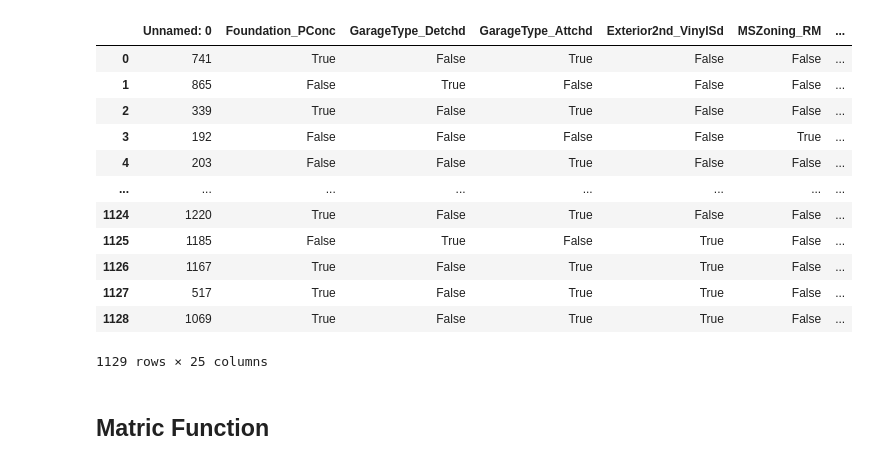
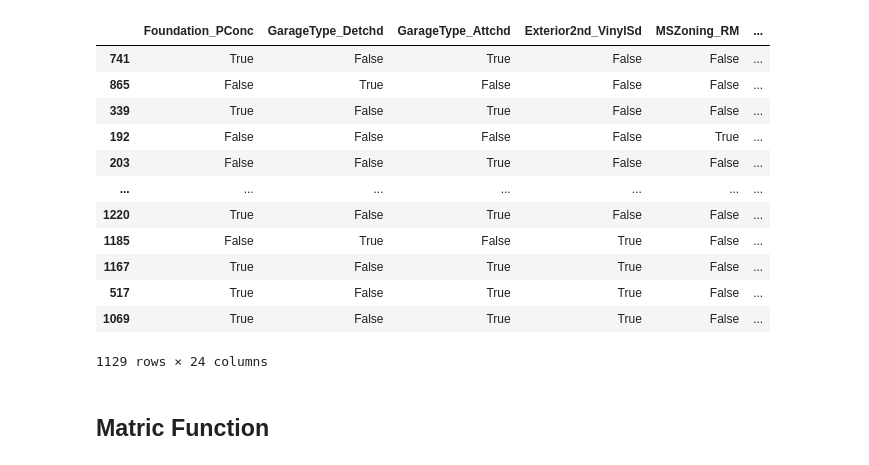
Before and after one commit to xXKeNdAmAmAsTeRXx/House_Prices_project, a Jupyter notebook: 5_Classic_Machine_Learning.ipynb, the cells around one changed output. Drawn from its saved outputs; the diff is of its cells as text; code cells hidden in the pictures.

```diff
--- a/5_Classic_Machine_Learning.ipynb
+++ b/5_Classic_Machine_Learning.ipynb
@@ -1,27 +1,27 @@
 # %%
 import pandas as pd
 
-train_data = pd.read_csv('Data/final_train.csv')
-test_data = pd.read_csv('Data/final_test.csv')
+train_data = pd.read_csv('Data/final_train.csv', index_col=0)
+test_data = pd.read_csv('Data/final_test.csv', index_col=0)
 
 train_x, train_y = train_data.drop('SalePrice', axis=1), train_data['SalePrice']
 test_x, test_y = test_data.drop('SalePrice', axis=1), test_data['SalePrice']
 
 train_x
 # %% [output]
-|  | Unnamed: 0 | Foundation_PConc | GarageType_Detchd | GarageType_Attchd | Exterior2nd_VinylSd | MSZoning_RM | ... |
-| 0 | 741 | True | False | True | False | False | ... |
-| 1 | 865 | False | True | False | False | False | ... |
-| 2 | 339 | True | False | True | False | False | ... |
-| 3 | 192 | False | False | False | False | True | ... |
-| 4 | 203 | False | False | True | False | False | ... |
-| ... | ... | ... | ... | ... | ... | ... | ... |
-| 1124 | 1220 | True | False | True | False | False | ... |
-| 1125 | 1185 | False | True | False | True | False | ... |
-| 1126 | 1167 | True | False | True | True | False | ... |
-| 1127 | 517 | True | False | True | True | False | ... |
-| 1128 | 1069 | True | False | True | True | False | ... |
+|  | Foundation_PConc | GarageType_Detchd | GarageType_Attchd | Exterior2nd_VinylSd | MSZoning_RM | ... |
+| 741 | True | False | True | False | False | ... |
+| 865 | False | True | False | False | False | ... |
+| 339 | True | False | True | False | False | ... |
+| 192 | False | False | False | False | True | ... |
+| 203 | False | False | True | False | False | ... |
+| ... | ... | ... | ... | ... | ... | ... |
+| 1220 | True | False | True | False | False | ... |
+| 1185 | False | True | False | True | False | ... |
+| 1167 | True | False | True | True | False | ... |
+| 517 | True | False | True | True | False | ... |
+| 1069 | True | False | True | True | False | ... |
-1129 rows × 25 columns
+1129 rows × 24 columns
 # %% [markdown]
 ## Matric Function
 # %%
```
Also changed, not shown: parts of 5 cells of this notebook, 1 other file.
